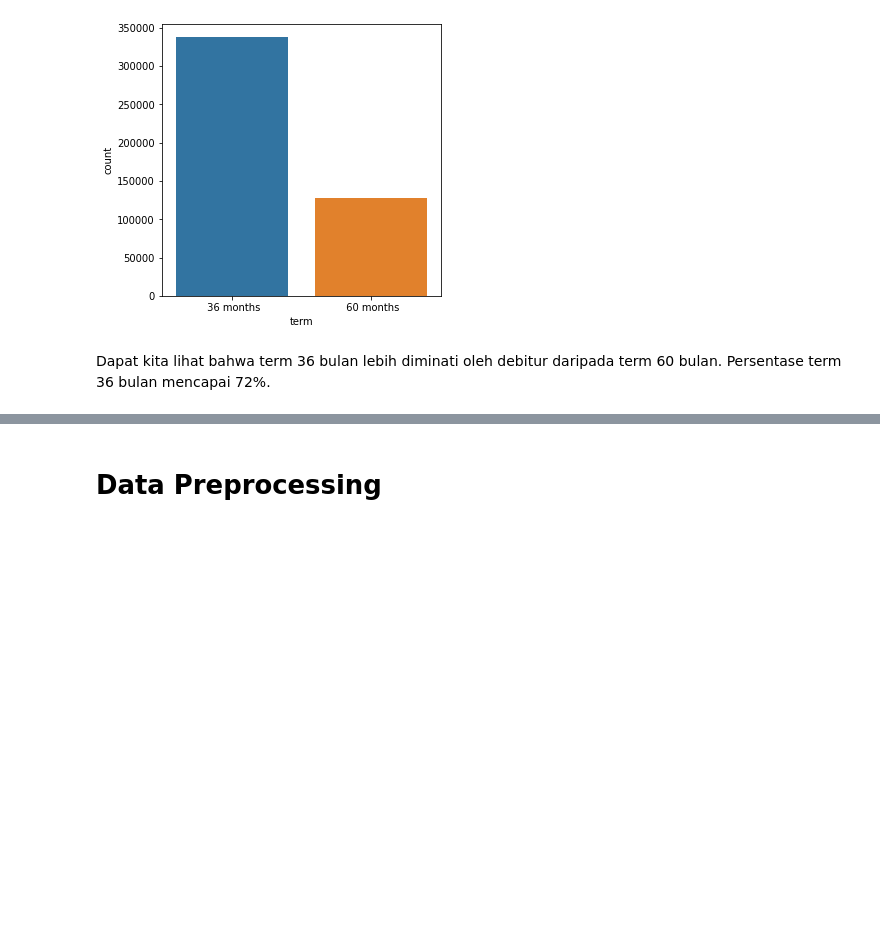
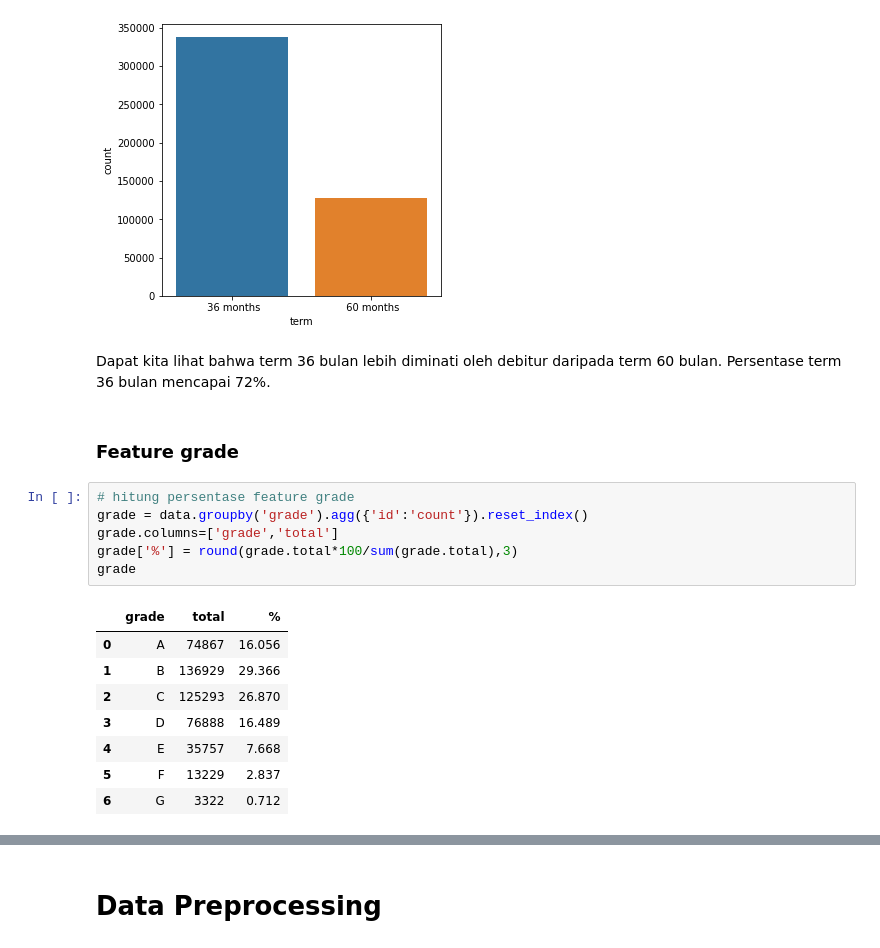
Before and after one commit to bayubagusbagaswara/CreditRiskPrediction, a Jupyter notebook: CreditRiskPrediction.ipynb, the cells around one changed output, grey strips where cells are left out. Drawn from its saved outputs; the diff is of its cells as text; blank space fills up the shorter version.

```diff
--- a/CreditRiskPrediction.ipynb
+++ b/CreditRiskPrediction.ipynb
@@ -472,3 +474,20 @@ plt.show()
 [figure]
 # %% [markdown]
 Dapat kita lihat bahwa term 36 bulan lebih diminati oleh debitur daripada term 60 bulan. Persentase term 36 bulan mencapai 72%.
+# %% [markdown]
+### Feature grade
+# %%
+# hitung persentase feature grade
+grade = data.groupby('grade').agg({'id':'count'}).reset_index()
+grade.columns=['grade','total']
+grade['%'] = round(grade.total*100/sum(grade.total),3)
+grade
+# %% [output]
+|  | grade | total | % |
+| 0 | A | 74867 | 16.056 |
+| 1 | B | 136929 | 29.366 |
+| 2 | C | 125293 | 26.870 |
+| 3 | D | 76888 | 16.489 |
+| 4 | E | 35757 | 7.668 |
+| 5 | F | 13229 | 2.837 |
+| 6 | G | 3322 | 0.712 |
```
Also changed, not shown: parts of 11 cells of this notebook.
